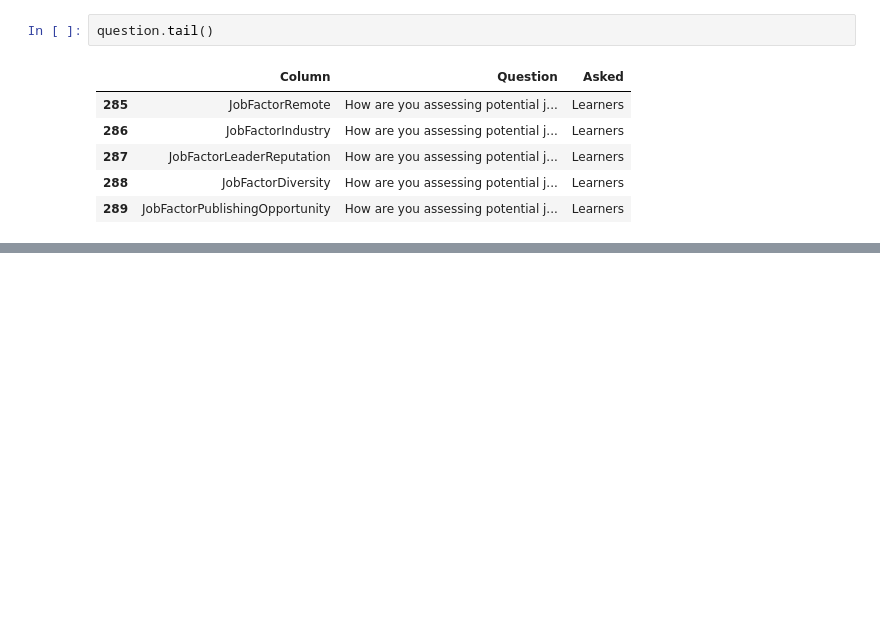
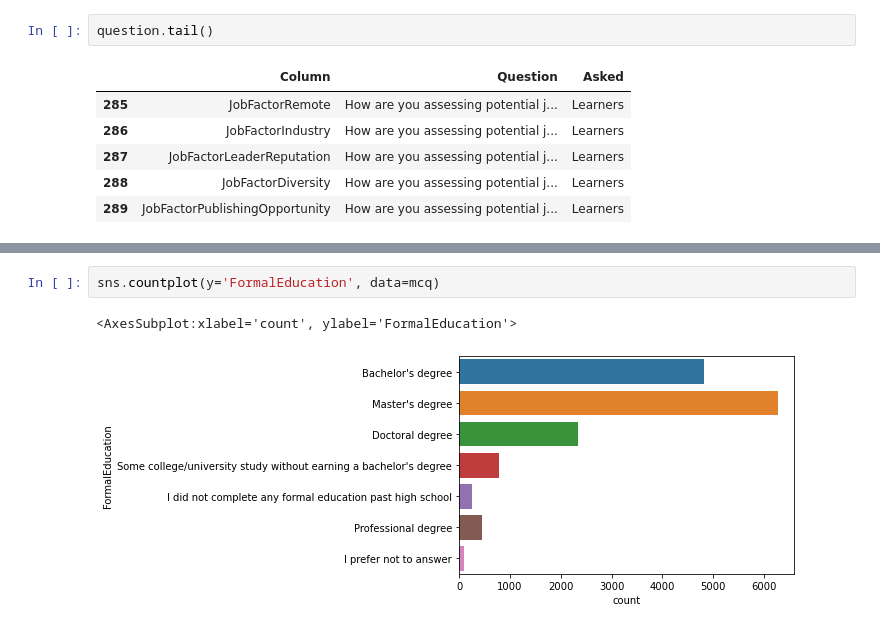
Before and after one commit to nineil91/nineil-blog, a Jupyter notebook: 3. Classical Machine Learning/[boostcourse]캐글실습으로배우는데이터사이언스/ch2.ipynb, the cells around one changed output, grey strips where cells are left out. Saved outputs shown, nothing was run; the diff lists cells and outputs as text; blank space fills up the shorter version.

```diff
--- a/3. Classical Machine Learning/[boostcourse]캐글실습으로배우는데이터사이언스/ch2.ipynb
+++ b/3. Classical Machine Learning/[boostcourse]캐글실습으로배우는데이터사이언스/ch2.ipynb
@@ -34,0 +152,5 @@ UnicodeDecodeError: 'cp949' codec can't decode byte 0xe5 in position 150488: ill
+# %%
+sns.countplot(y='FormalEducation', data=mcq)
+# %% [output]
+<AxesSubplot:xlabel='count', ylabel='FormalEducation'>
+[figure, added]
```
Also changed, not shown: parts of 10 cells of this notebook.
